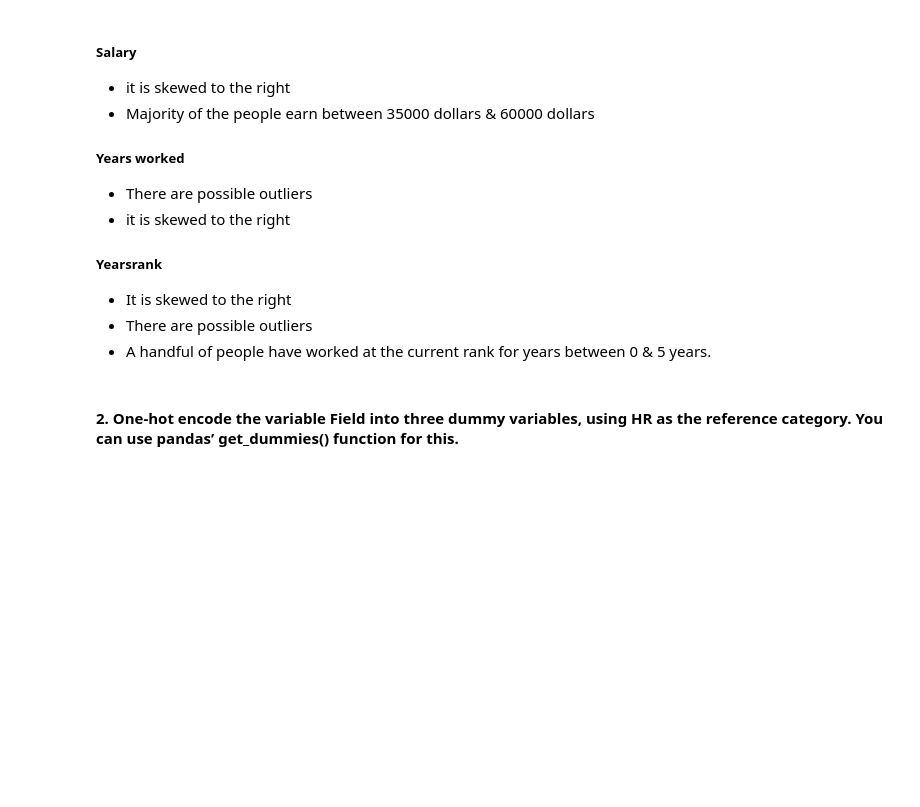
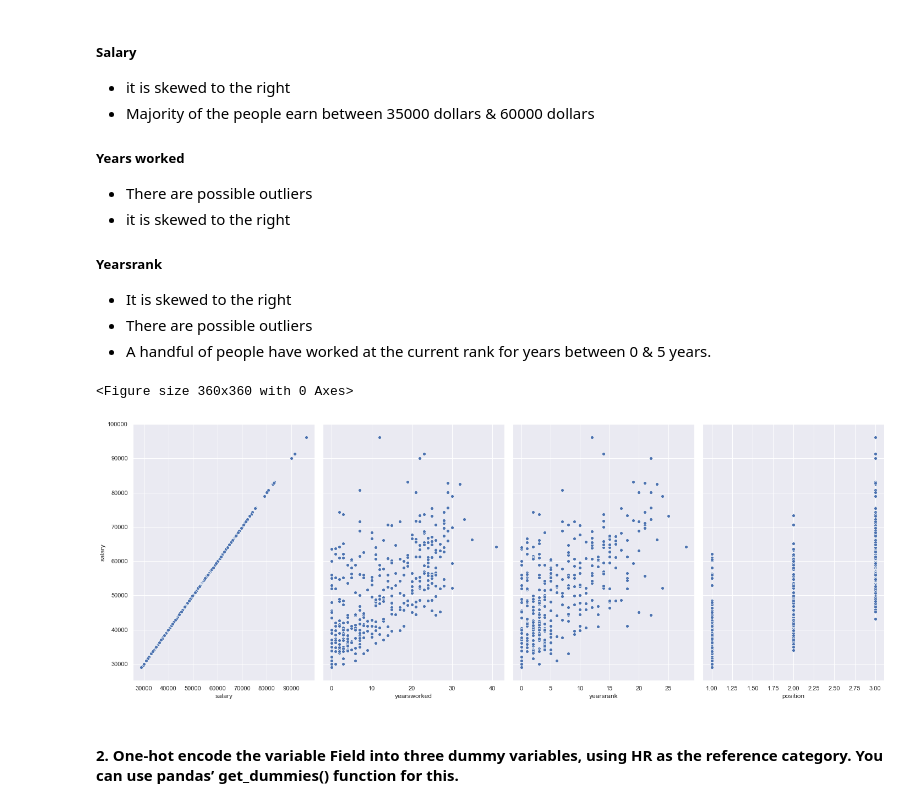
Before and after one commit to Sibusiso1995/Multi-linear-Regression, a Jupyter notebook: Untitled.ipynb, the cells around one changed output. Cells and saved outputs as stored; diff of their text form; code cells hidden in the pictures; blank space fills up the shorter version.

```diff
--- a/Untitled.ipynb
+++ b/Untitled.ipynb
@@ -122,6 +122,14 @@ plt.show()
 - It is skewed to the right
 - There are possible outliers
 - A handful of people have worked at the current rank for years between 0 & 5 years.
+# %%
+plt.figure(figsize=(5,5))
+sns.pairplot(x_train, x_vars=['salary','yearsworked','yearsrank','position'],
+             y_vars='salary',height=7, aspect=0.7, kind='scatter')
+plt.show()
+# %% [output]
+<Figure size 360x360 with 0 Axes>
+[figure, added]
 # %% [markdown]
 #### 2. One-hot encode the variable Field into three dummy variables, using HR as the reference category. You can use pandas’ get_dummies() function for this.
 # %%
```
